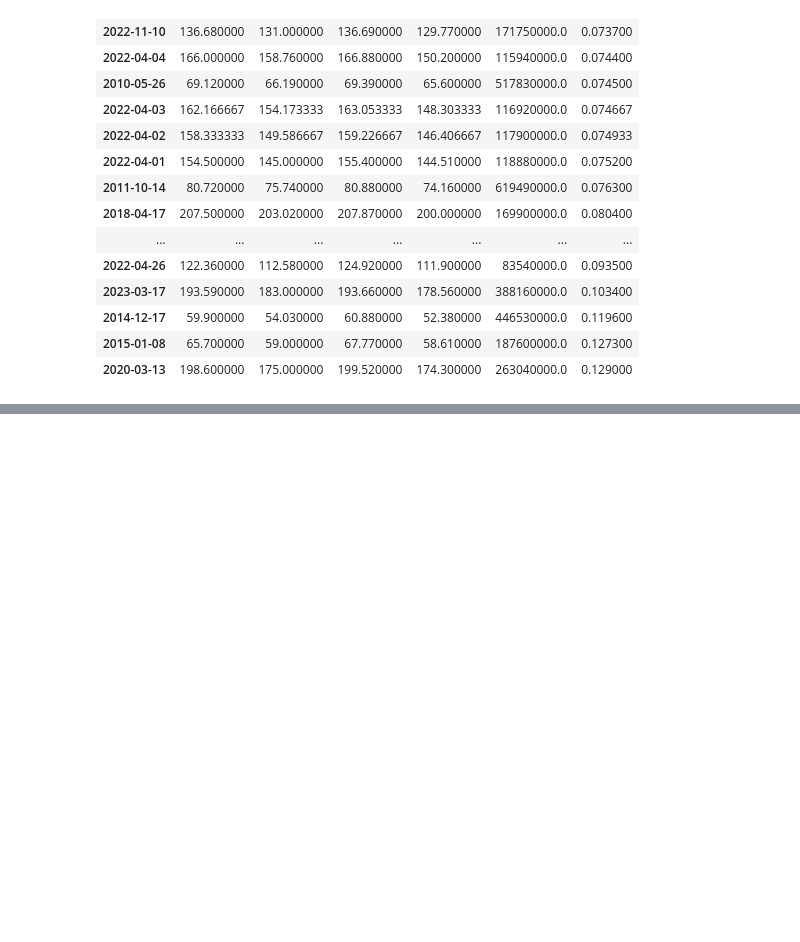
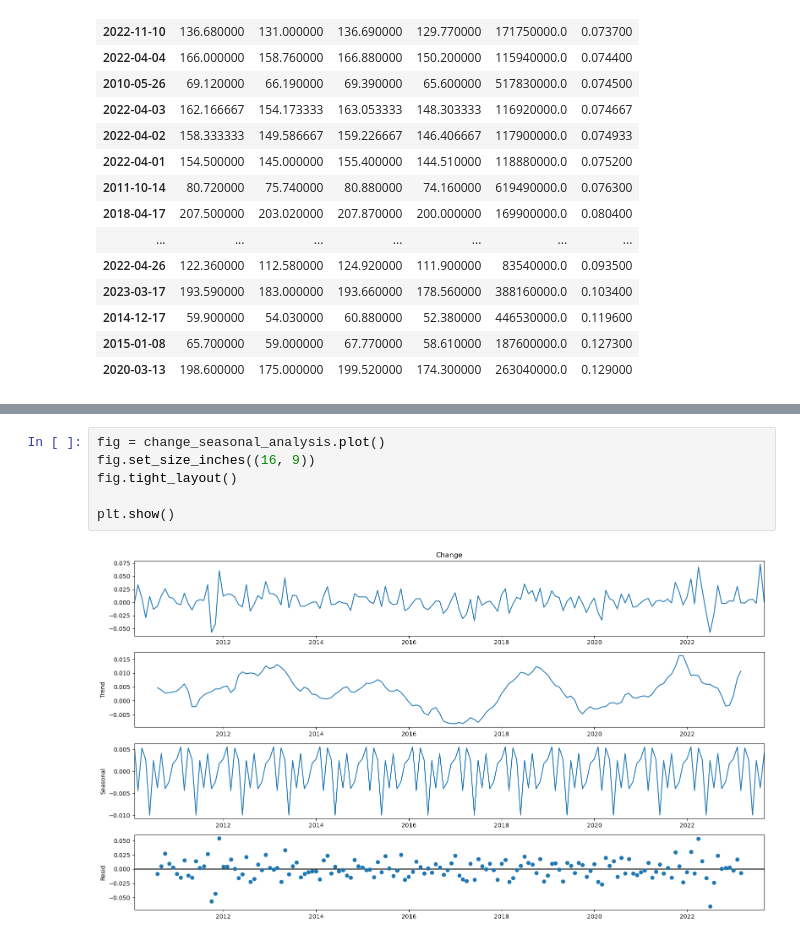
Before and after one commit to GaldanTheSneaky/Sberbank-Stock-Analysis, a Jupyter notebook: sberbank_stock.ipynb, the cells around one changed output, grey strips where cells are left out. Drawn from its saved outputs; the diff is of its cells as text; blank space fills up the shorter version.

```diff
--- a/sberbank_stock.ipynb
+++ b/sberbank_stock.ipynb
@@ -233,0 +256,8 @@ ValueError: You must specify a period or x must be a pandas object with a Period
+# %%
+fig = change_seasonal_analysis.plot()
+fig.set_size_inches((16, 9))
+fig.tight_layout()
+
+plt.show()
+# %% [output]
+[figure, added]
```
Also changed, not shown: parts of 6 cells of this notebook.
